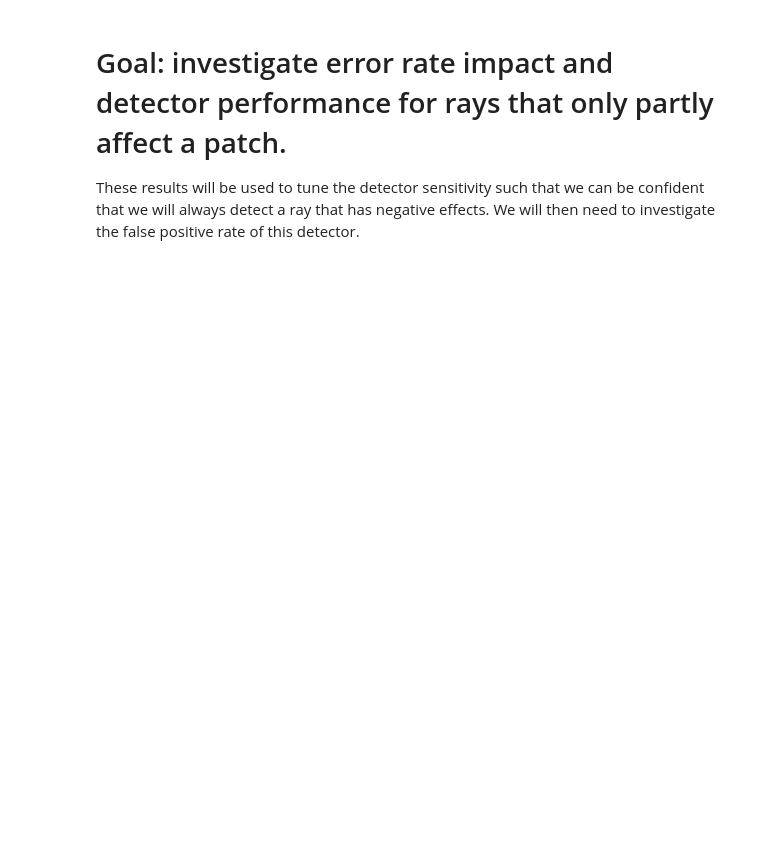
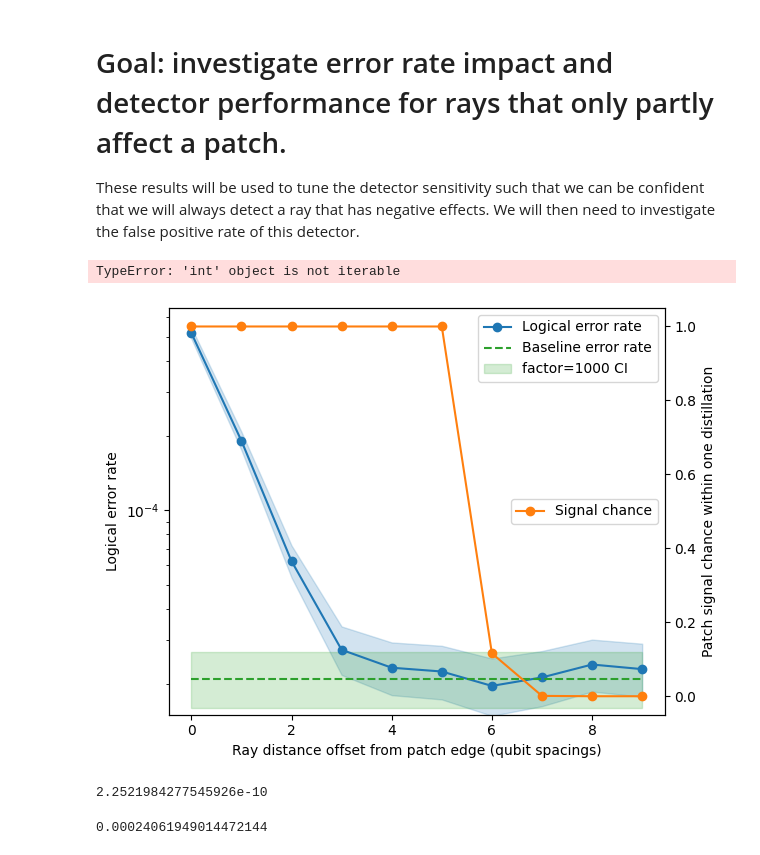
Before and after one commit to jasonchadwick/ray-delay, a Jupyter notebook: experiments/08_adjacent_patch_errors_memory.ipynb, the cells around one changed output. Cells and saved outputs as stored; diff of their text form; code cells hidden in the pictures; blank space fills up the shorter version.

```diff
--- a/experiments/08_adjacent_patch_errors_memory.ipynb
+++ b/experiments/08_adjacent_patch_errors_memory.ipynb
@@ -32,0 +35,4 @@ syndrome_qubits = patch.patch.get_syndrome_qubits()
+# %%
+sim = RayImpactSimulator(patch, spatial_window_size=2, only_full_windows=True)
+# %%
+spec = sim.generate_detector_spec(window_fpr=mpmath.mpf(1e-11), cycles_per_distillation=42, decay_nsteps=0)
@@ -32,0 +60,47 @@ syndrome_qubits = patch.patch.get_syndrome_qubits()
+# %%
+sinter_results = sinter.collect(tasks=sinter_tasks, num_workers=6, decoders='pymatching', max_shots=10**7)
+# %%
+sorted_sinter_results = sorted(sinter_results, key=lambda x: x.json_metadata['distance'])
+
+baseline_fit = sinter.fit_binomial(num_shots=baseline_result.shots, num_hits=baseline_result.errors, max_likelihood_factor=1000)
+result_fits = [sinter.fit_binomial(num_shots=r.shots, num_hits=r.errors, max_likelihood_factor=1000) for r in sorted_sinter_results]
+# %%
+baseline_fit1 = qc_utils.stats.fit_binomial(num_shots=baseline_result.shots, num_hits=baseline_result.errors, max_likelihood_factor=1000)
+result_fits1 = [qc_utils.stats.fit_binomial(num_shots=r.shots, num_hits=r.errors, max_likelihood_factor=1000) for r in sorted_sinter_results]
+# %% [output]
+TypeError: 'int' object is not iterable
+# %%
+ax = plt.subplot(111)
+ax1 = ax.twinx()
+ax.plot(distances, [f.best for f in result_fits], 'o-', color='C0', label='Logical error rate')
+ax.fill_between(distances, [f.low for f in result_fits], [f.high for f in result_fits], color='C0', alpha = 0.2)
+
+ax.plot(distances, baseline_fit.best*np.ones(len(distances)), '--', color='C2', label='Baseline error rate')
+ax.fill_between(distances, baseline_fit.low, baseline_fit.high, color='C2', alpha = 0.2, label='factor=1000 CI')
+ax.set_ylabel('Logical error rate')
+ax.set_yscale('log')
+ax.set_ylim(1.5e-5)
+ax.set_xlabel('Ray distance offset from patch edge (qubit spacings)')
+
+# TODO: not showing up in legend
+ax1.plot(distances, signal_chances, 'o-', color='C1', label='Signal chance')
+ax1.set_ylabel('Patch signal chance within one distillation')
+
+ax.legend()
+ax1.legend(loc='center right')
+
+plt.tight_layout()
+plt.savefig('exterior_detection.png', dpi=300)
+plt.show()
+# %% [output]
+[figure, added]
+# %%
+patch_fpr_per_cycle = 1-(1-spec.baseline_signal_rate)**len(sim._windows)
+patch_fpr_per_cycle
+# %% [output]
+2.2521984277545926e-10
+# %%
+patch_fpr_per_second = patch_fpr_per_cycle/patch.patch.cycle_time()
+patch_fpr_per_second
+# %% [output]
+0.00024061949014472144
```
Also changed, not shown: parts of 6 cells of this notebook, 13 other files.
